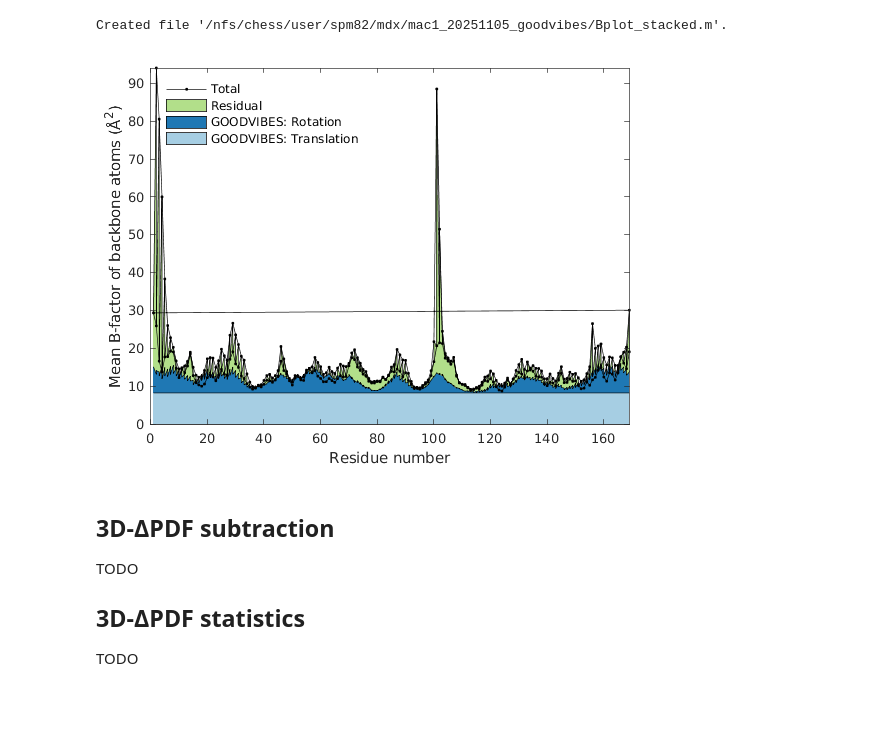
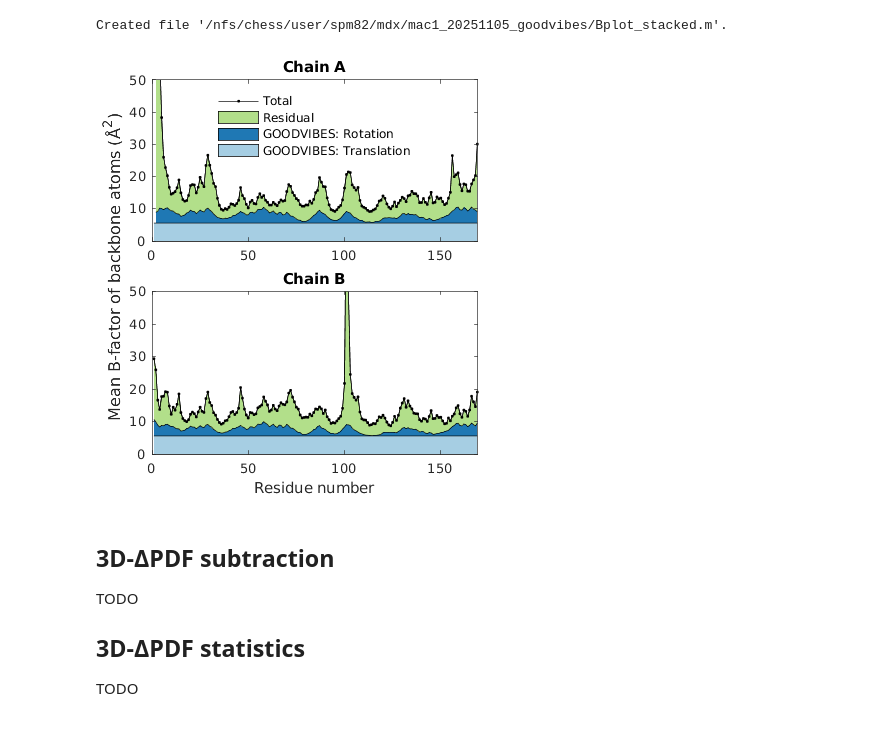
Before and after one commit to spmeisburger/diffuse-analysis-mac1-goodvibes, a Jupyter notebook: job10_report.ipynb, the cells around one changed output. Drawn from its saved outputs; the diff is of its cells as text; code cells hidden in the pictures.

Commit message:
re-ran with new scale factor from mdx2 based on Bragg intensities

```diff
--- a/job10_report.ipynb
+++ b/job10_report.ipynb
@@ -354,18 +355,24 @@ end
 # %% [output]
 Created file '/nfs/chess/user/spm82/mdx/mac1_20251105_goodvibes/Bplot_stacked.m'.
 # %%
-stats = calc_backbone_bfactors(Atoms,C/350,tlsori,Tcor/350);
+%plot --size 400,450
 
-fh = figure(1);clf;fh.Position(3:4) = [420,220];
-t = tiledlayout(1,1,'TileSpacing','compact','Padding','compact');
+stats = calc_backbone_bfactors(Atoms,C,tlsori,Tcor);
+
+t = tiledlayout(2,1,'TileSpacing','compact','Padding','compact');
 nexttile;
-[ah,a] = Bplot_stacked(stats);
-%set(ah,'Ylim',[0,60]); % crop plot (ignore large B-factors)
+[ah1,a1] = Bplot_stacked(stats(strcmp(stats.chainID, 'A'),:));
+title('Chain A')
+nexttile;
+[ah2,a2] = Bplot_stacked(stats(strcmp(stats.chainID, 'B'),:));
+title('Chain B')
+set(ah1,'Ylim',[0,50]); % crop plot (ignore large B-factors)
+set(ah2,'Ylim',[0,50]); % crop plot (ignore large B-factors)
 xlabel('Residue number');
-ylabel('Mean B-factor of backbone atoms (Å^2)');
-lg = legend(a,{'Total','Residual','GOODVIBES: Rotation','GOODVIBES: Translation'},'Location','northwest','Box','off');
+ylabel(t,'Mean B-factor of backbone atoms (Å^2)');
+lg = legend(a1,{'Total','Residual','GOODVIBES: Rotation','GOODVIBES: Translation'},'Location','north','Box','off');
 # %% [output]
-[figure, old version]
+[figure, new version]
 # %% [markdown]
 ## 3D-ΔPDF subtraction
 
```
Also changed, not shown: parts of 6 cells of this notebook, 9 other files.
